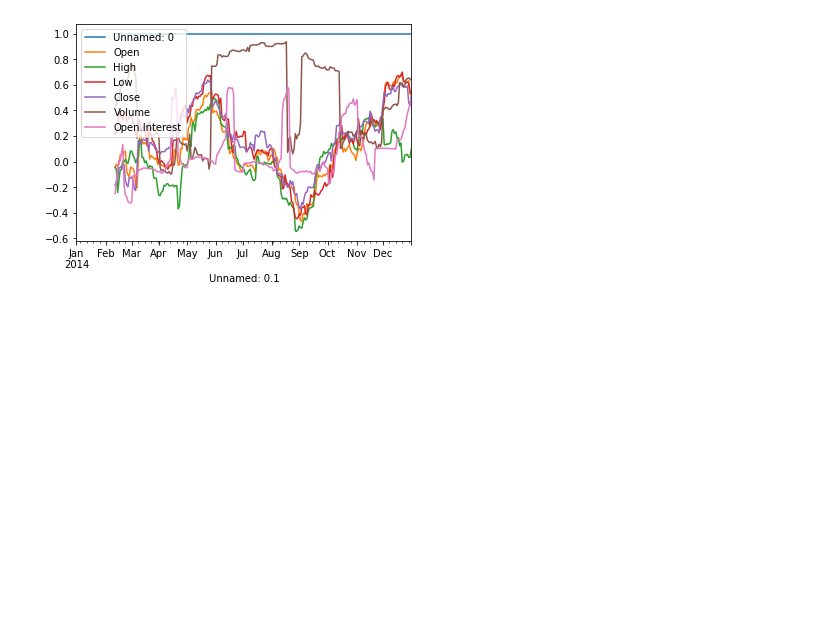
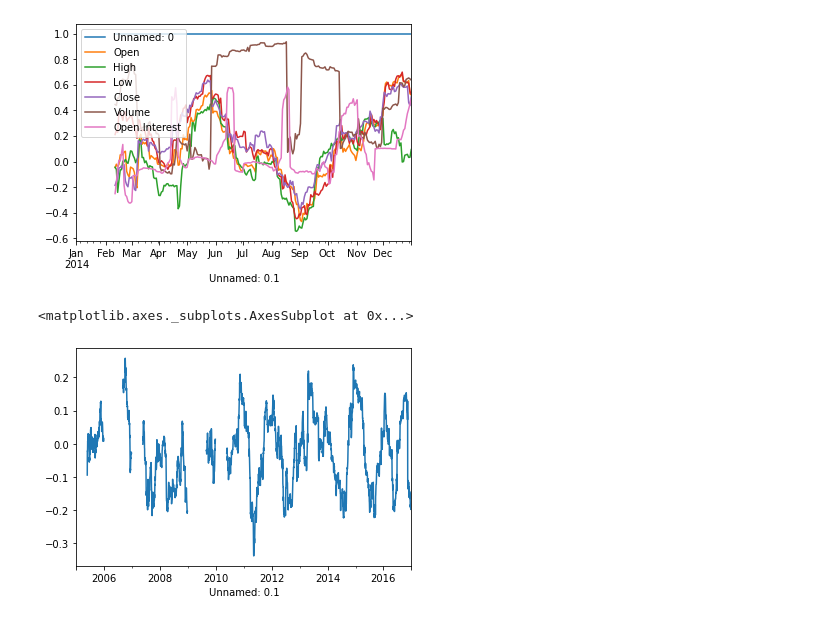
Before and after one commit to physikcat/PredictPrice, a Jupyter notebook: PridictPrice_datetime.ipynb, the cells around one changed output. Drawn from its saved outputs; the diff is of its cells as text; code cells hidden in the pictures; blank space fills up the shorter version.

```diff
--- a/PridictPrice_datetime.ipynb
+++ b/PridictPrice_datetime.ipynb
@@ -226,3 +313,12 @@ gold_pct.rolling(30).corr(copper_pct).plot()
 # %% [output]
 <matplotlib.axes._subplots.AxesSubplot at 0x...>
 [figure]
+# %%
+# 金 美元 收益率相关性
+gold_pct   = df_dict['COMEX_Gold_train']        ['2005':'2016']['Open'].pct_change()
+dollor_pct = df_dict['Indices_DXY Curncy_train']['2005':'2016']['DXY'].pct_change()
+
+gold_pct.rolling(100).corr(dollor_pct).plot()
+# %% [output]
+<matplotlib.axes._subplots.AxesSubplot at 0x...>
+[figure, added]
```
Also changed, not shown: parts of 16 cells of this notebook.
